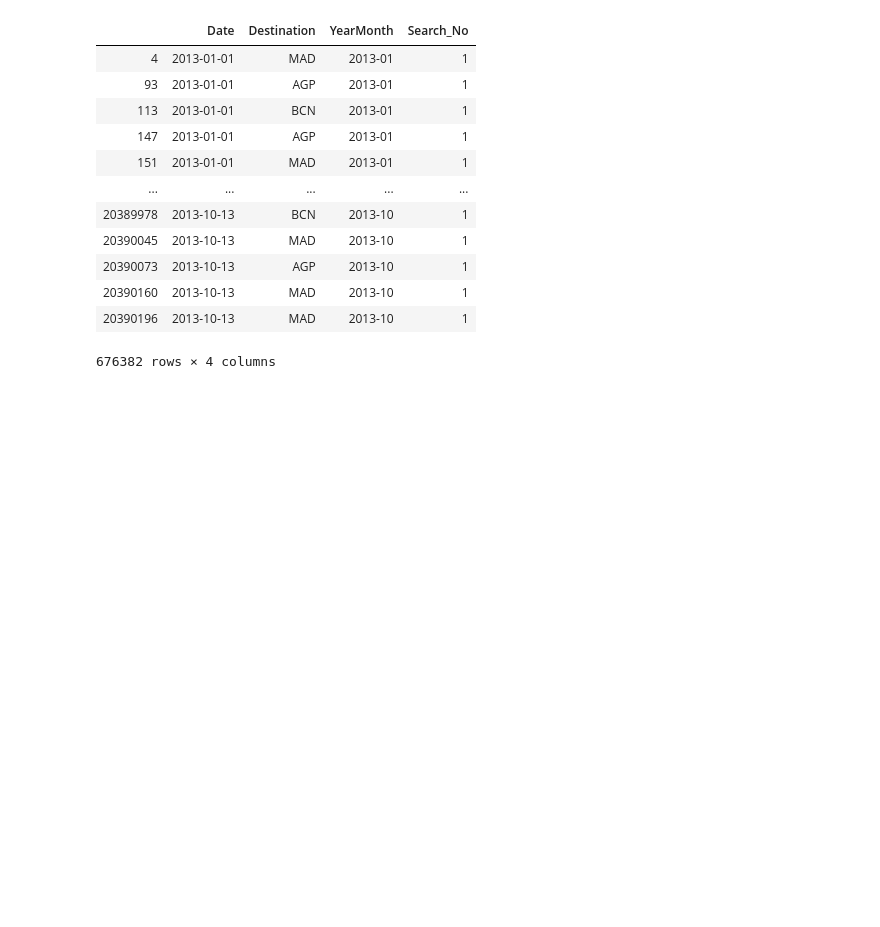
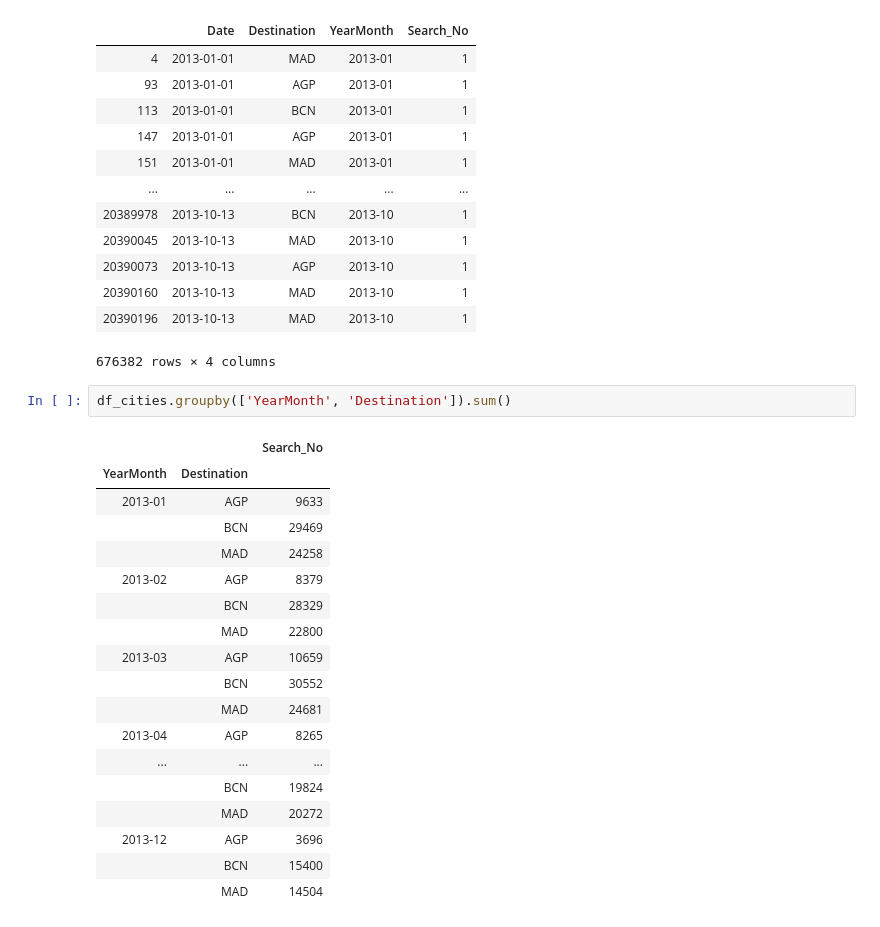
Before and after one commit to daniel-isidro/amadeus_challenge, a Jupyter notebook: amadeus_challenge.ipynb, the cells around one changed output. Cells and saved outputs as stored; diff of their text form; blank space fills up the shorter version.

Commit message:
searches grouped by month and city

```diff
--- a/amadeus_challenge.ipynb
+++ b/amadeus_challenge.ipynb
@@ -444,3 +444,24 @@ df_cities
 | 20390160 | 2013-10-13 | MAD | 2013-10 | 1 |
 | 20390196 | 2013-10-13 | MAD | 2013-10 | 1 |
 676382 rows × 4 columns
+# %%
+df_cities.groupby(['YearMonth', 'Destination']).sum()
+# %% [output]
+|  |  | Search_No |
+| YearMonth | Destination |  |
+| 2013-01 | AGP | 9633 |
+|  | BCN | 29469 |
+|  | MAD | 24258 |
+| 2013-02 | AGP | 8379 |
+|  | BCN | 28329 |
+|  | MAD | 22800 |
+| 2013-03 | AGP | 10659 |
+|  | BCN | 30552 |
+|  | MAD | 24681 |
+| 2013-04 | AGP | 8265 |
+| ... | ... | ... |
+|  | BCN | 19824 |
+|  | MAD | 20272 |
+| 2013-12 | AGP | 3696 |
+|  | BCN | 15400 |
+|  | MAD | 14504 |
```
